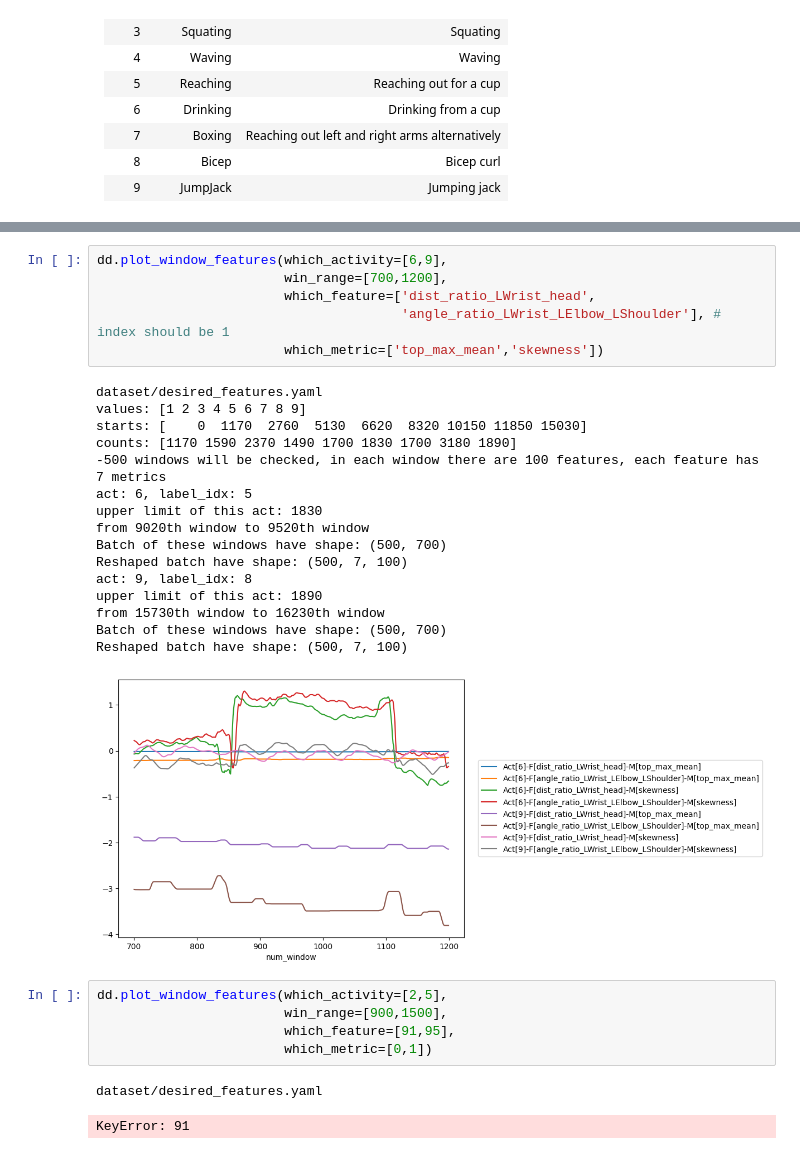
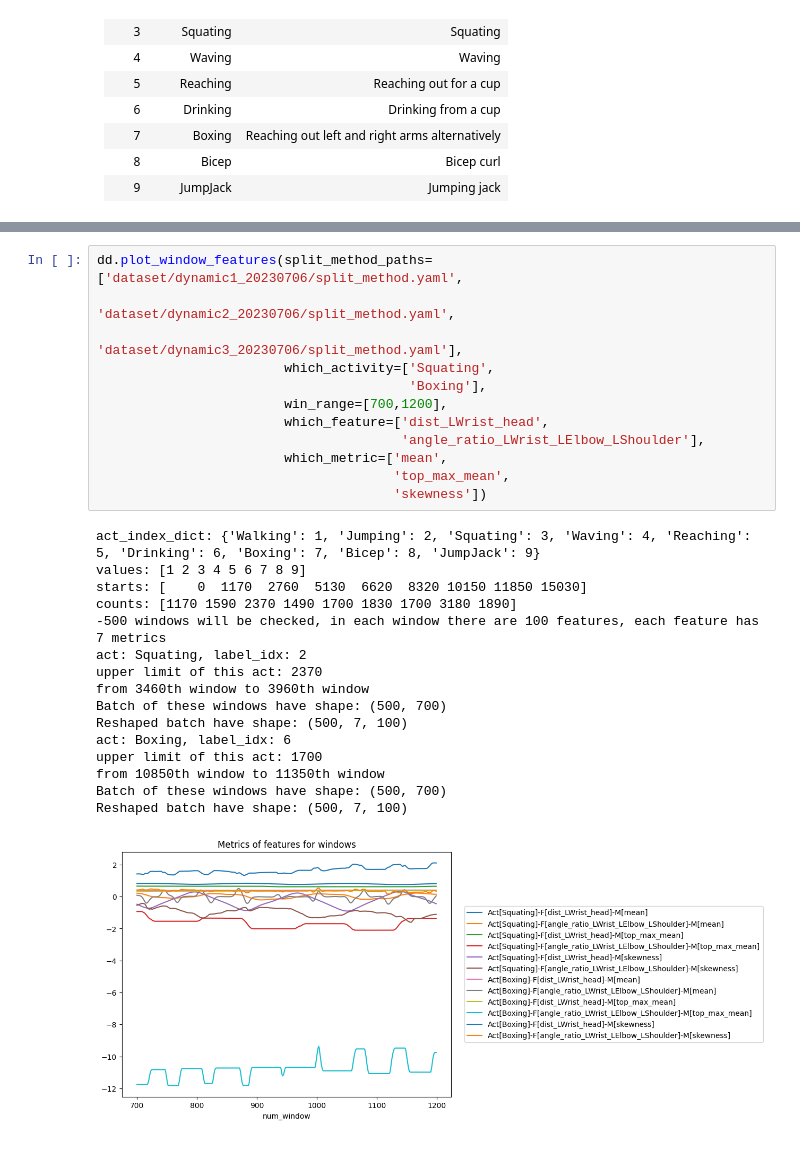
Before and after one commit to MyLovelyAxe/Motion_Classification_Thesis_IAW_RWTH, a Jupyter notebook: plot_features.ipynb, the cells around one changed output, grey strips where cells are left out. Cells and saved outputs as stored; diff of their text form.

```diff
--- a/plot_features.ipynb
+++ b/plot_features.ipynb
@@ -95,33 +95,31 @@ The metrics to be selected are:
 |5| kurtosis | (https://www.scribbr.com/statistics/kurtosis/#:~:text=Kurtosis%20is%20a%20measure%20of,(medium%20tails)%20are%20mesokurtic.) |
 |6| skewness | (https://www.scribbr.com/statistics/skewness/) |
 # %%
-dd.plot_window_features(which_activity=[6,9],
+dd.plot_window_features(split_method_paths=['dataset/dynamic1_20230706/split_method.yaml',
+                                            'dataset/dynamic2_20230706/split_method.yaml',
+                                            'dataset/dynamic3_20230706/split_method.yaml'],
+                        which_activity=['Squating',
+                                        'Boxing'],
                         win_range=[700,1200],
-                        which_feature=['dist_ratio_LWrist_head',
-                                       'angle_ratio_LWrist_LElbow_LShoulder'], # index should be 1
-                        which_metric=['top_max_mean','skewness'])
+                        which_feature=['dist_LWrist_head',
+                                       'angle_ratio_LWrist_LElbow_LShoulder'],
+                        which_metric=['mean',
+                                      'top_max_mean',
+                                      'skewness'])
 # %% [output]
-dataset/desired_features.yaml
+act_index_dict: {'Walking': 1, 'Jumping': 2, 'Squating': 3, 'Waving': 4, 'Reaching': 5, 'Drinking': 6, 'Boxing': 7, 'Bicep': 8, 'JumpJack': 9}
 values: [1 2 3 4 5 6 7 8 9]
 starts: [    0  1170  2760  5130  6620  8320 10150 11850 15030]
 counts: [1170 1590 2370 1490 1700 1830 1700 3180 1890]
 -500 windows will be checked, in each window there are 100 features, each feature has 7 metrics
-act: 6, label_idx: 5
-upper limit of this act: 1830
-from 9020th window to 9520th window
+act: Squating, label_idx: 2
+upper limit of this act: 2370
+from 3460th window to 3960th window
 Batch of these windows have shape: (500, 700)
 Reshaped batch have shape: (500, 7, 100)
-act: 9, label_idx: 8
-upper limit of this act: 1890
-from 15730th window to 16230th window
+act: Boxing, label_idx: 6
+upper limit of this act: 1700
+from 10850th window to 11350th window
 Batch of these windows have shape: (500, 700)
 Reshaped batch have shape: (500, 7, 100)
-[figure, old version]
+[figure, new version]
-# %%
-dd.plot_window_features(which_activity=[2,5],
-                        win_range=[900,1500],
-                        which_feature=[91,95],
-                        which_metric=[0,1])
-# %% [output]
-dataset/desired_features.yaml
-KeyError: 91
```
Also changed, not shown: 2 other files.
